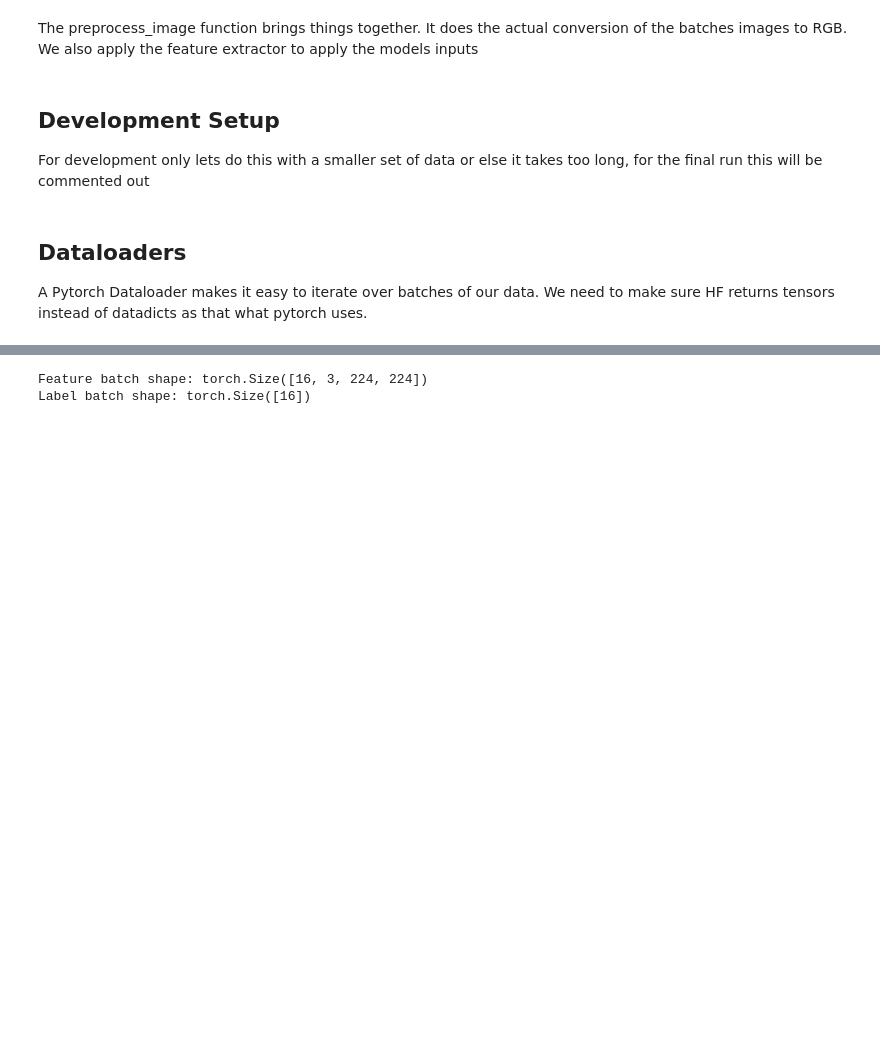
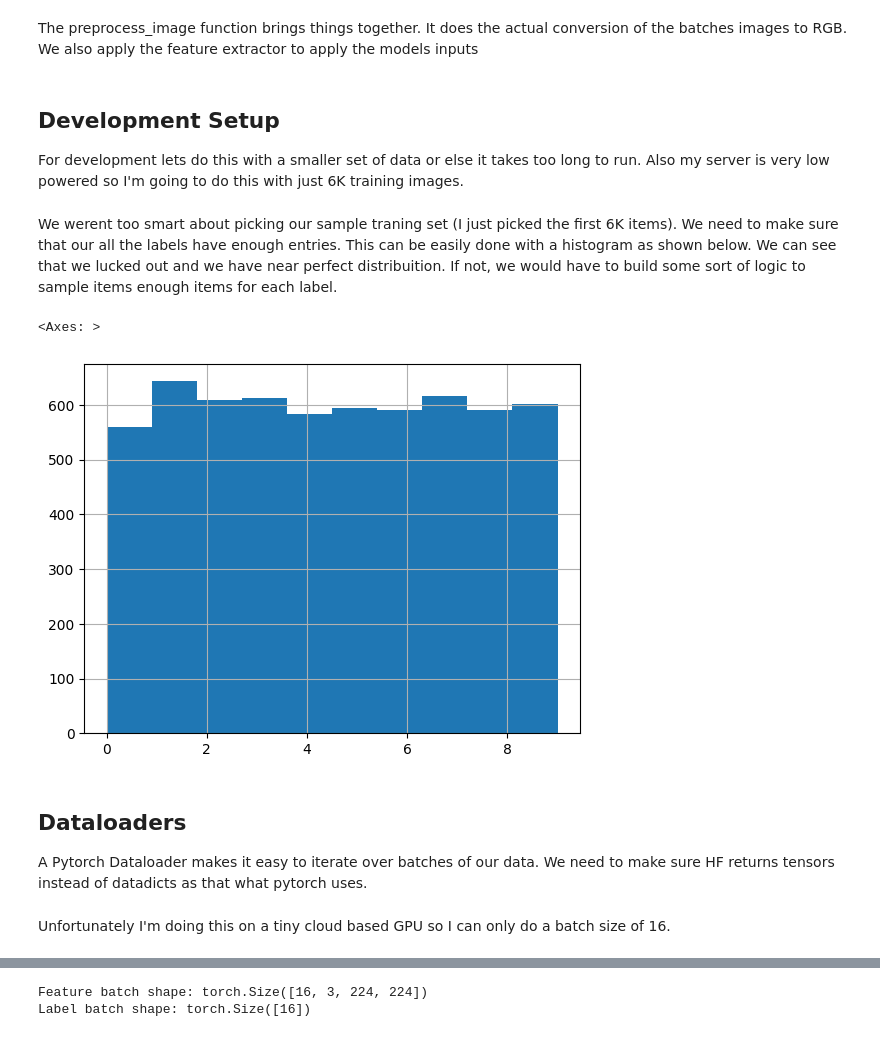
Before and after one commit to Ameenota/HF-LLM, a Jupyter notebook: Pytorch_for_beginners_with_a_finetrained_HuggingFace_Model.ipynb, the cells around one changed output, grey strips where cells are left out. Drawn from its saved outputs; the diff is of its cells as text; code cells hidden in the pictures; blank space fills up the shorter version.

```diff
--- a/Pytorch_for_beginners_with_a_finetrained_HuggingFace_Model.ipynb
+++ b/Pytorch_for_beginners_with_a_finetrained_HuggingFace_Model.ipynb
@@ -148,7 +148,7 @@ Also note we have a new column called pixel_values now.
 The preprocess_image function brings things together. It does the actual conversion of the batches images to RGB. We also apply the feature extractor to apply the models inputs
 # %% [markdown]
 ## Development Setup
-For development only lets do this with a smaller set of data or else it takes too long, for the final run this will be commented out
+For development lets do this with a smaller set of data or else it takes too long to run. Also my server is very low powered so I'm going to do this with just 6K training images.
 # %%
 from datasets import DatasetDict, Dataset
 
@@ -165,3 +165,10 @@ raw_dataset = dev_dataset ## Comment out this line if you want to run the full s
+# %% [markdown]
+We werent too smart about picking our sample traning set (I just picked the first 6K items). We need to make sure that our all the labels have enough entries. This can be easily done with a histogram as shown below. We can see that we lucked out and we have near perfect distribuition. If not, we would have to build some sort of logic to sample items enough items for each label.
+# %%
+raw_dataset["train"].to_pandas()['label'].hist()
+# %% [output]
+<Axes: >
+[figure, added]
 # %%
 
 processed_datasets = raw_dataset.map(preprocess_images, batched=True)
@@ -178,6 +185,8 @@ A Pytorch Dataloader makes it easy to iterate over batches of our data. We need
 processed_datasets.set_format(type="torch", columns=['pixel_values', 'labels'])
 training_data = processed_datasets["train"]
 test_data = processed_datasets["test"]
+# %% [markdown]
+Unfortunately I'm doing this on a tiny cloud based GPU so I can only do a batch size of 16.
 # %%
 from torch.utils.data import DataLoader
 
```
Also changed, not shown: parts of 9 cells of this notebook.
